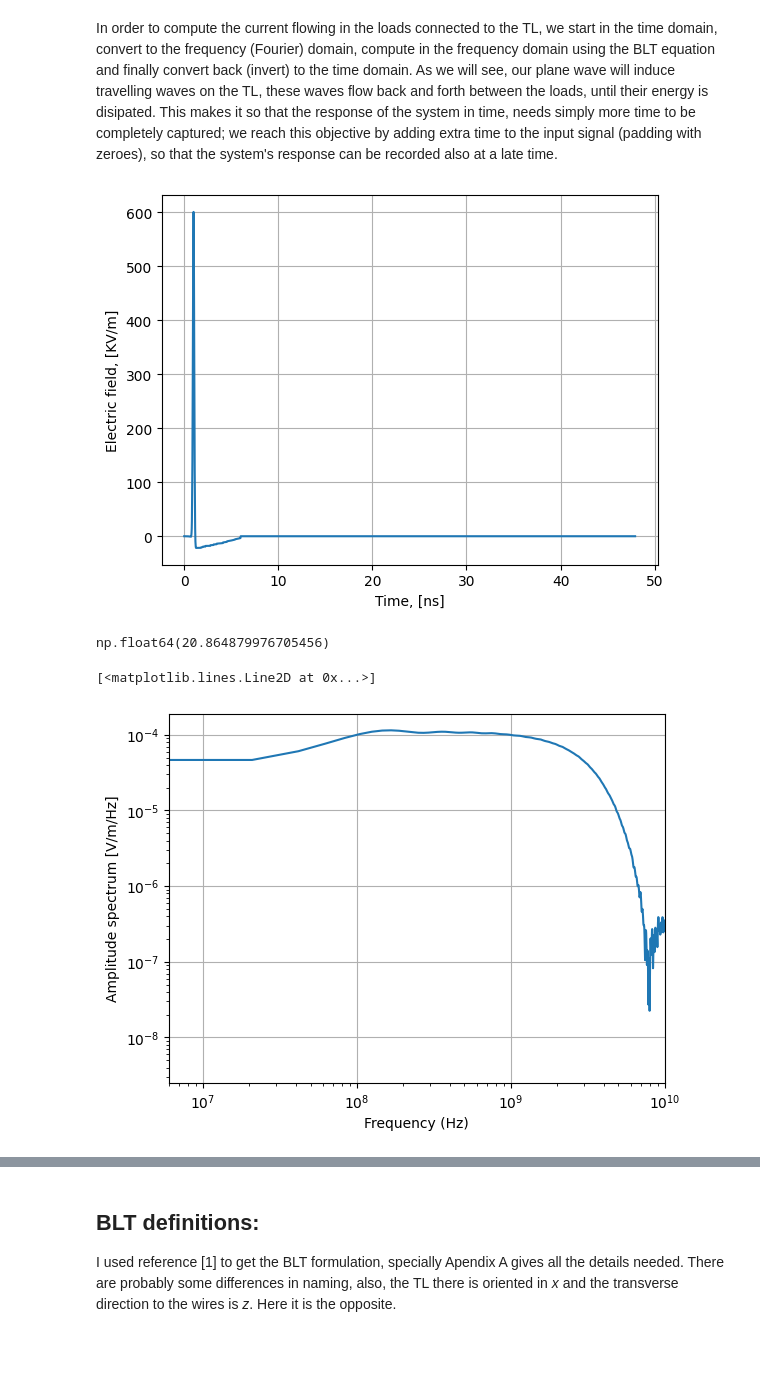
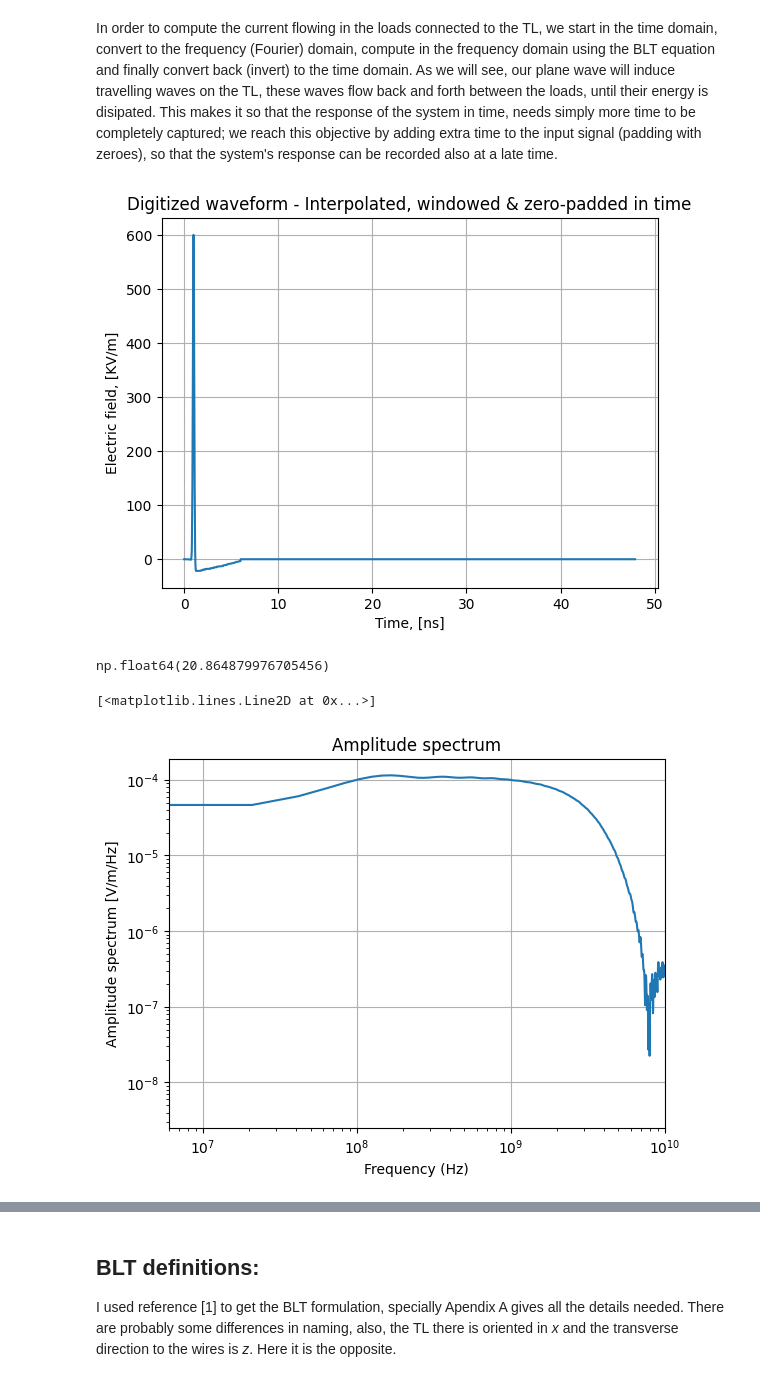
Before and after one commit to deweatherman/BLT_Equation_Time_Domain_Application, a Jupyter notebook: basicTestsTesche.ipynb, the cells around one changed output, grey strips where cells are left out. Drawn from its saved outputs; the diff is of its cells as text; code cells hidden in the pictures; blank space fills up the shorter version.

```diff
--- a/basicTestsTesche.ipynb
+++ b/basicTestsTesche.ipynb
@@ -155,9 +175,10 @@ time_interp_w_pad = np.arange(ntotpad)*delta_t
 plt.plot(time_interp_w_pad/(1e-9), E_volt_interp_w_pad/(1e3))
 plt.xlabel('Time, [ns]')
 plt.ylabel('Electric field, [KV/m]')
+plt.title('Digitized waveform - Interpolated, windowed & zero-padded in time')
 plt.grid(True)
 # %% [output]
-[figure, old version]
+[figure, new version]
 # %%
 # Resolution in frequency (MHz):
 (1/(delta_t*ntotpad))/(1e6)
@@ -166,18 +187,19 @@ np.float64(20.864879976705456)
 # %%
 # Get fft of padded signal and plot the positive part of the spectrum:
 fft_E = np.fft.rfft(E_volt_interp_w_pad, norm = "backward")
 spd_E = (fft_E)*(delta_t*ntotpad)/(ntotpad) # fft_e/delta_f = (fft_E)*(delta_t*ntotpad), finally we normalize according to Parseval's theorem.
 freq = np.fft.fftfreq(ntotpad, d=delta_t)
 idx = np.argsort(freq)
 plt.xscale("log")
 plt.yscale("log")
 plt.xlim(6e6, 1e10)
 plt.xlabel('Frequency (Hz)')
 plt.ylabel('Amplitude spectrum [V/m/Hz]')
+plt.title('Amplitude spectrum')
 plt.grid(True)
 plt.plot(freq[0:int(ntotpad/2)], np.abs(spd_E[0:int(ntotpad/2)]))
 # %% [output]
 [<matplotlib.lines.Line2D at 0x...>]
-[figure, old version]
+[figure, new version]
 # %% [markdown]
 ## Lets define our incident plane wave:
```
Also changed, not shown: parts of 25 cells of this notebook.
